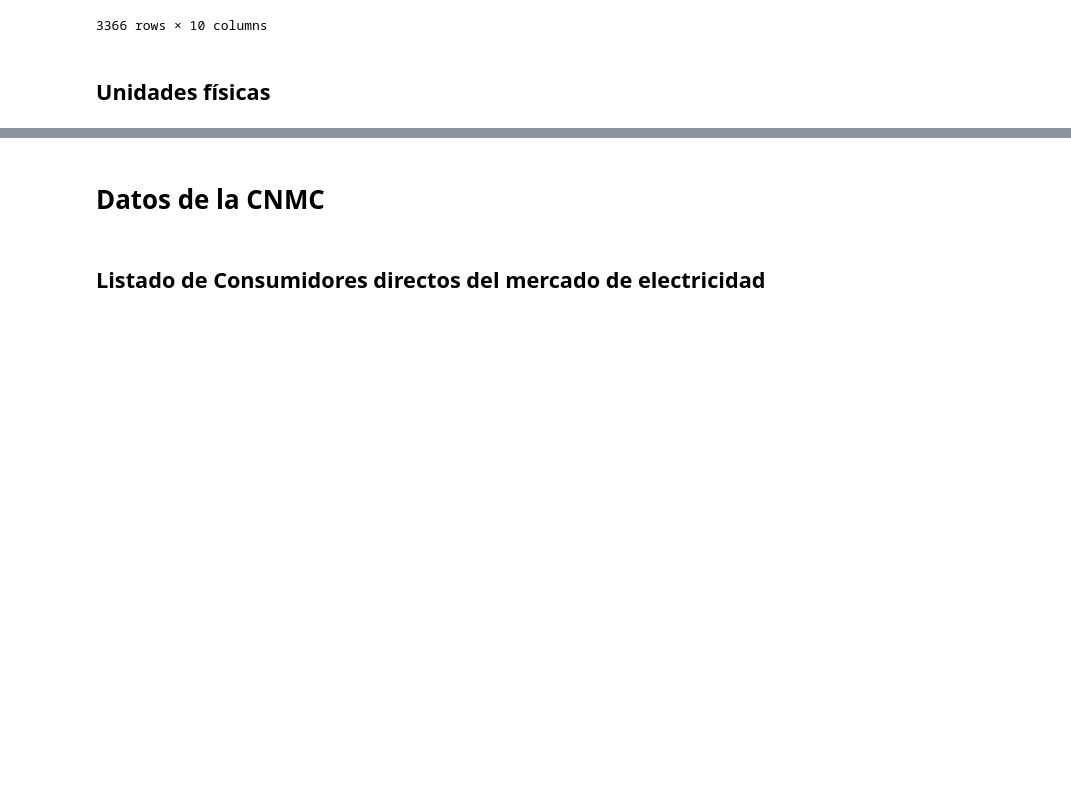
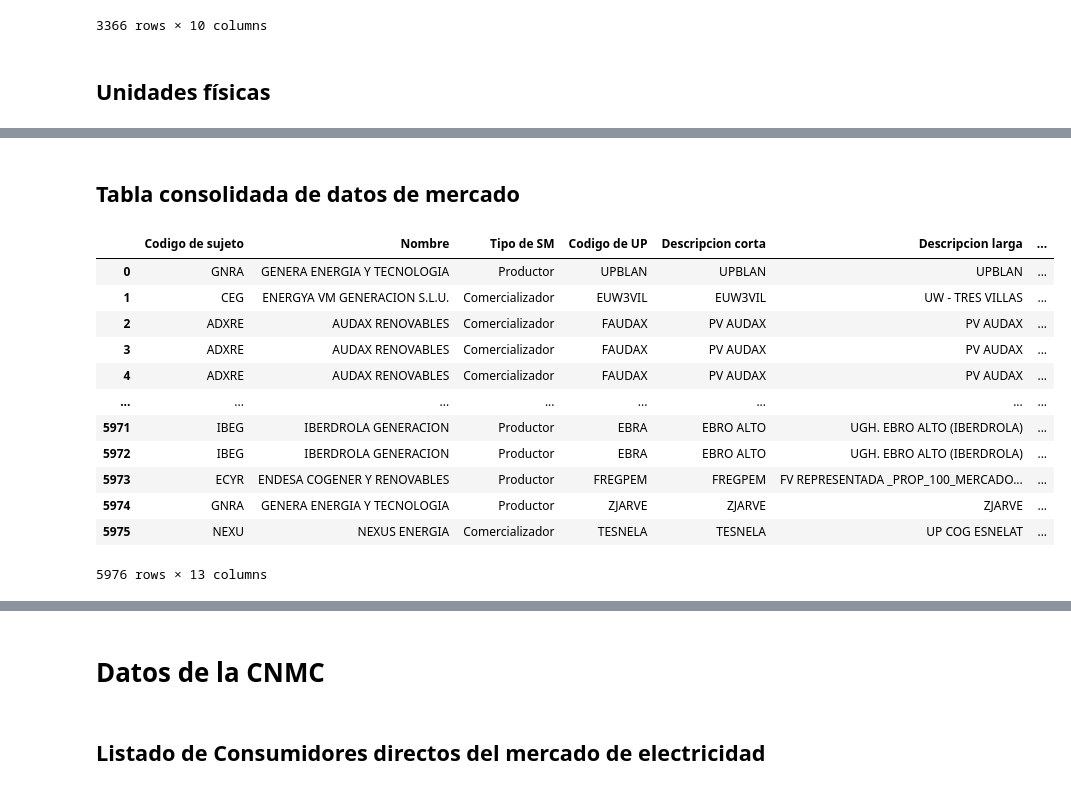
Before and after one commit to jacubero/SEE, a Jupyter notebook: Mercados/mercados.ipynb, the cells around one changed output, grey strips where cells are left out. Saved outputs shown, nothing was run; the diff lists cells and outputs as text; code cells hidden in the pictures; blank space fills up the shorter version.

Commit message:
Mercados

```diff
--- a/Mercados/mercados.ipynb
+++ b/Mercados/mercados.ipynb
@@ -22,7 +22,7 @@ Requirement already satisfied: six>=1.5 in /home/codespace/.local/lib/python3.12
 # https://www.esios.ree.es/es/descargas
 file_path = 'CSVs/sujetos-del-mercado.csv'
 
-df_sujetos = pd.read_csv(file_path,sep=';')
+df_sujetos = pd.read_csv(file_path,sep=';',encoding='latin-1')
 
 df_sujetos
 # %% [output]
@@ -89,3 +89,50 @@ df_UF
 | 5974 | ZUUVE | 18W000000000LAGA | ZUUVE | 2.0 | Solar fotovoltaica | GNRA | ... |
 | 5975 | ZWEUSK | 18W000000000O3BT | UF ZWEUSK | 12.0 | Gas Natural Cogeneracion | NEXU | ... |
 5976 rows × 7 columns
+# %% [markdown]
+## Tabla consolidada de datos de mercado
+# %%
+# Crear una copia profunda
+uf = df_UF.copy(deep=True)
+
+# Unir UF con UP
+uf_up = uf.merge(
+    df_UP,
+    left_on="Vinculacion con UP",
+    right_on="Codigo de UP",
+    how="left",
+    suffixes=("_UF", "_UP")
+)
+
+# Unir con Sujetos
+mercado = uf_up.merge(
+    df_sujetos,
+    left_on="Vinculacion con SM",
+    right_on="Codigo de sujeto",
+    how="left"
+)
+
+# Seleccionar columnas relevantes
+df_mercado = mercado[[
+    "Codigo de sujeto", "Nombre", "Tipo de SM",
+    "Codigo de UP", "Descripcion corta", "Descripcion larga",
+    "Potencia maxima MW_UP", "Tipo de produccion_UP", "Tipo de UP",
+    "Codigo de UF", "Descripcion", "Potencia maxima MW_UF",
+    "Tipo de produccion_UF"
+]]
+
+df_mercado
+# %% [output]
+|  | Codigo de sujeto | Nombre | Tipo de SM | Codigo de UP | Descripcion corta | Descripcion larga | ... |
+| 0 | GNRA | GENERA ENERGIA Y TECNOLOGIA | Productor | UPBLAN | UPBLAN | UPBLAN | ... |
+| 1 | CEG | ENERGYA VM GENERACION S.L.U. | Comercializador | EUW3VIL | EUW3VIL | UW - TRES VILLAS | ... |
+| 2 | ADXRE | AUDAX RENOVABLES | Comercializador | FAUDAX | PV AUDAX | PV AUDAX | ... |
+| 3 | ADXRE | AUDAX RENOVABLES | Comercializador | FAUDAX | PV AUDAX | PV AUDAX | ... |
+| 4 | ADXRE | AUDAX RENOVABLES | Comercializador | FAUDAX | PV AUDAX | PV AUDAX | ... |
+| ... | ... | ... | ... | ... | ... | ... | ... |
+| 5971 | IBEG | IBERDROLA GENERACION | Productor | EBRA | EBRO ALTO | UGH. EBRO ALTO (IBERDROLA) | ... |
+| 5972 | IBEG | IBERDROLA GENERACION | Productor | EBRA | EBRO ALTO | UGH. EBRO ALTO (IBERDROLA) | ... |
+| 5973 | ECYR | ENDESA COGENER Y RENOVABLES | Productor | FREGPEM | FREGPEM | FV REPRESENTADA _PROP_100_MERCADO... | ... |
+| 5974 | GNRA | GENERA ENERGIA Y TECNOLOGIA | Productor | ZJARVE | ZJARVE | ZJARVE | ... |
+| 5975 | NEXU | NEXUS ENERGIA | Comercializador | TESNELA | TESNELA | UP COG ESNELAT | ... |
+5976 rows × 13 columns
```
Also changed, not shown: parts of 3 cells of this notebook, 1 other file.
